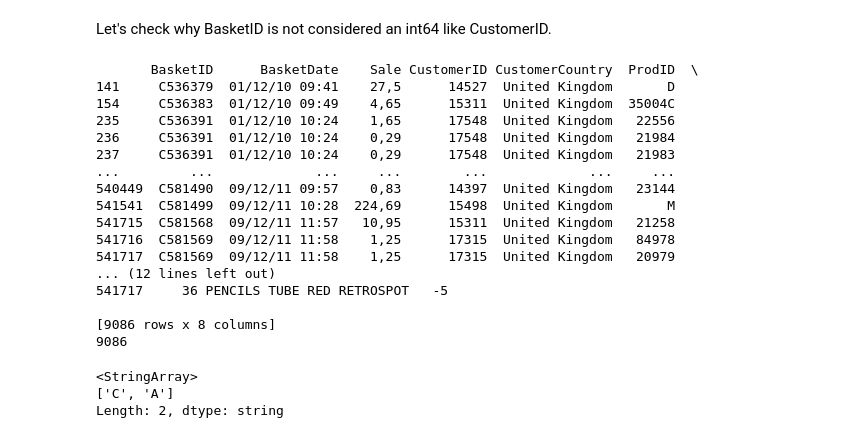
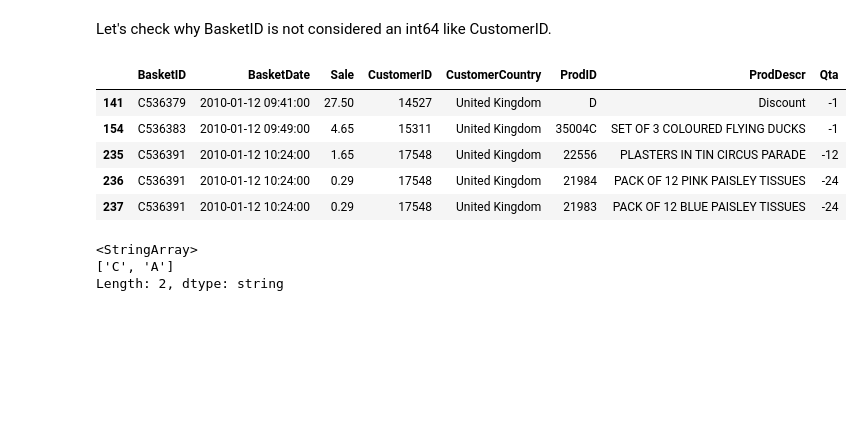
Before and after one commit to adettori/Data-Mining-DM-2020-project, a Jupyter notebook: dm2020-project-notebook.ipynb, the cells around one changed output. Drawn from its saved outputs; the diff is of its cells as text; code cells hidden in the pictures; blank space fills up the shorter version.

```diff
--- a/dm2020-project-notebook.ipynb
+++ b/dm2020-project-notebook.ipynb
@@ -111,27 +111,15 @@ df["CustomerID"] = df["CustomerID"].astype("string")
 Let's check why BasketID is not considered an int64 like CustomerID.
 # %%
 nonNumSeries = pd.to_numeric(df.BasketID, errors='coerce').isnull()
-# Count and print the records with BasketIDs containing a non-numeric value
-print(df[nonNumSeries])
-print(len(df[nonNumSeries]))
+# Print the records with BasketIDs containing a non-numeric value
+df[nonNumSeries].head()
 # %% [output]
-       BasketID      BasketDate    Sale CustomerID CustomerCountry  ProdID  \
-141     C536379  01/12/10 09:41    27,5      14527  United Kingdom       D
-154     C536383  01/12/10 09:49    4,65      15311  United Kingdom  35004C
-235     C536391  01/12/10 10:24    1,65      17548  United Kingdom   22556
-236     C536391  01/12/10 10:24    0,29      17548  United Kingdom   21984
-237     C536391  01/12/10 10:24    0,29      17548  United Kingdom   21983
-...         ...             ...     ...        ...             ...     ...
-540449  C581490  09/12/11 09:57    0,83      14397  United Kingdom   23144
-541541  C581499  09/12/11 10:28  224,69      15498  United Kingdom       M
-541715  C581568  09/12/11 11:57   10,95      15311  United Kingdom   21258
-541716  C581569  09/12/11 11:58    1,25      17315  United Kingdom   84978
-541717  C581569  09/12/11 11:58    1,25      17315  United Kingdom   20979
-... (12 lines left out)
-541717     36 PENCILS TUBE RED RETROSPOT   -5
-
-[9086 rows x 8 columns]
-9086
+|  | BasketID | BasketDate | Sale | CustomerID | CustomerCountry | ProdID | ProdDescr | Qta |
+| 141 | C536379 | 2010-01-12 09:41:00 | 27.50 | 14527 | United Kingdom | D | Discount | -1 |
+| 154 | C536383 | 2010-01-12 09:49:00 | 4.65 | 15311 | United Kingdom | 35004C | SET OF 3 COLOURED FLYING DUCKS | -1 |
+| 235 | C536391 | 2010-01-12 10:24:00 | 1.65 | 17548 | United Kingdom | 22556 | PLASTERS IN TIN CIRCUS PARADE | -12 |
+| 236 | C536391 | 2010-01-12 10:24:00 | 0.29 | 17548 | United Kingdom | 21984 | PACK OF 12 PINK PAISLEY TISSUES | -24 |
+| 237 | C536391 | 2010-01-12 10:24:00 | 0.29 | 17548 | United Kingdom | 21983 | PACK OF 12 BLUE PAISLEY TISSUES | -24 |
 # %%
 df.loc[nonNumSeries, "BasketID"].str.slice(0,1).unique()
 # %% [output]
```
Also changed, not shown: parts of 1 cell of this notebook.
